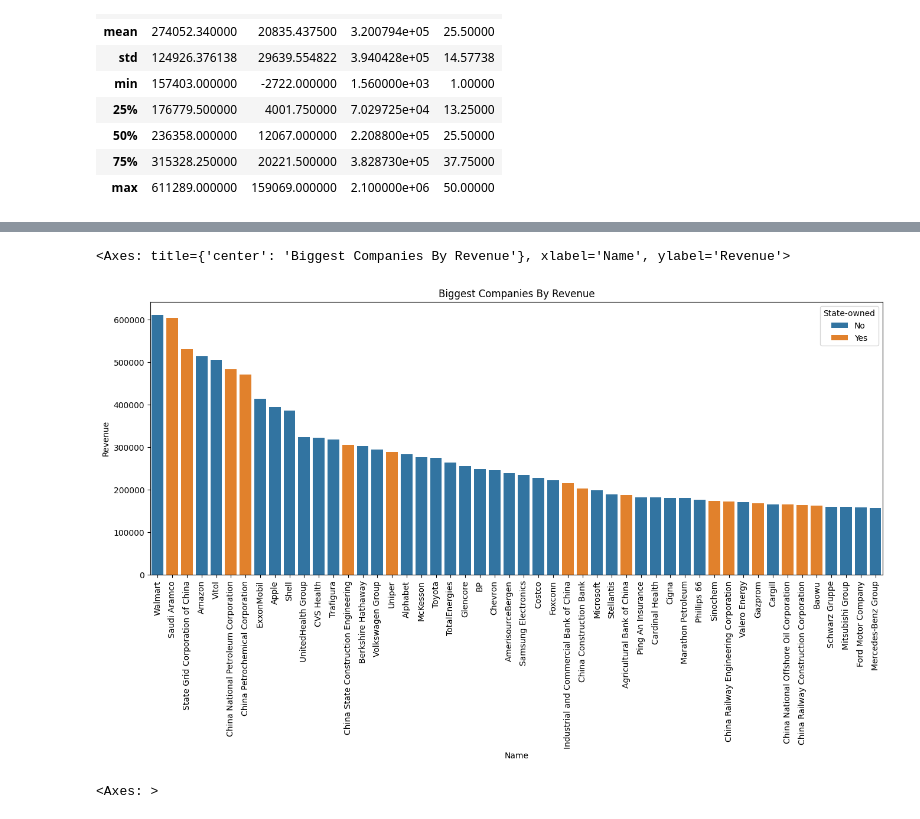
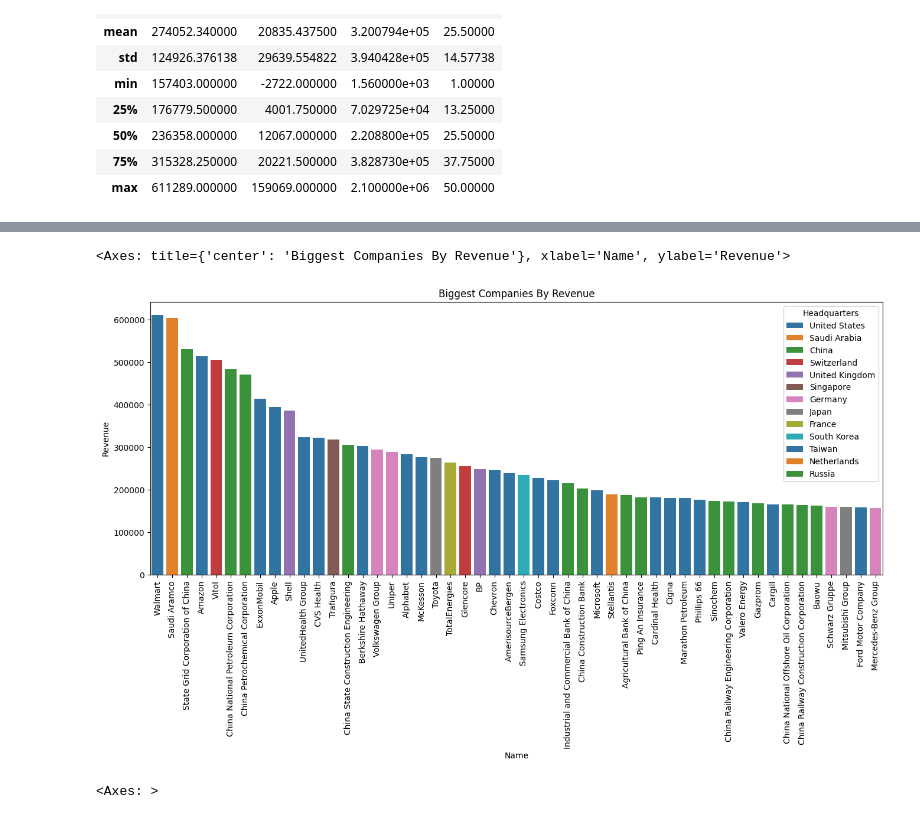
Before and after one commit to Ednaxx/Web-Data-Scraping, a Jupyter notebook: LargestCompaniesByRevenue2023.ipynb, the cells around one changed output, grey strips where cells are left out. Drawn from its saved outputs; the diff is of its cells as text; code cells hidden in the pictures.

Commit message:
Updated companies barplot hue and color palette

```diff
--- a/LargestCompaniesByRevenue2023.ipynb
+++ b/LargestCompaniesByRevenue2023.ipynb
@@ -168,12 +179,12 @@ df.describe()
 # %%
 plt.figure(figsize=(16,6))
-ax = sns.barplot(data=df, x='Name', y='Revenue', hue='State-owned')
+ax = sns.barplot(data=df, x='Name', y='Revenue', hue='Headquarters', palette=sns.color_palette(n_colors=13))
 ax.tick_params(axis='x', rotation=90)
 ax.set(title="Biggest Companies By Revenue")
 ax
 # %% [output]
 <Axes: title={'center': 'Biggest Companies By Revenue'}, xlabel='Name', ylabel='Revenue'>
-[figure, old version]
+[figure, new version]
 # %%
 corr = df.corr(numeric_only=True)
 mask = np.triu(np.ones_like(corr, dtype=bool))
```
Also changed, not shown: parts of 2 cells of this notebook.
